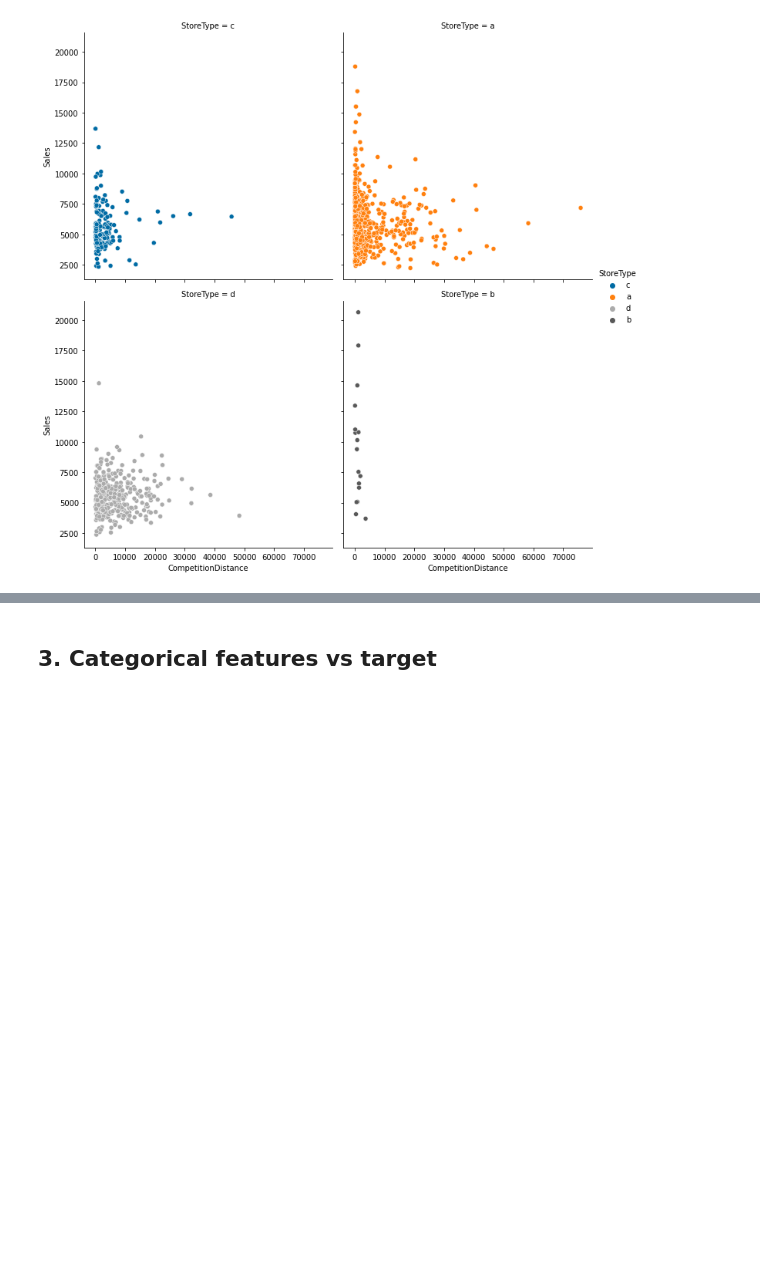
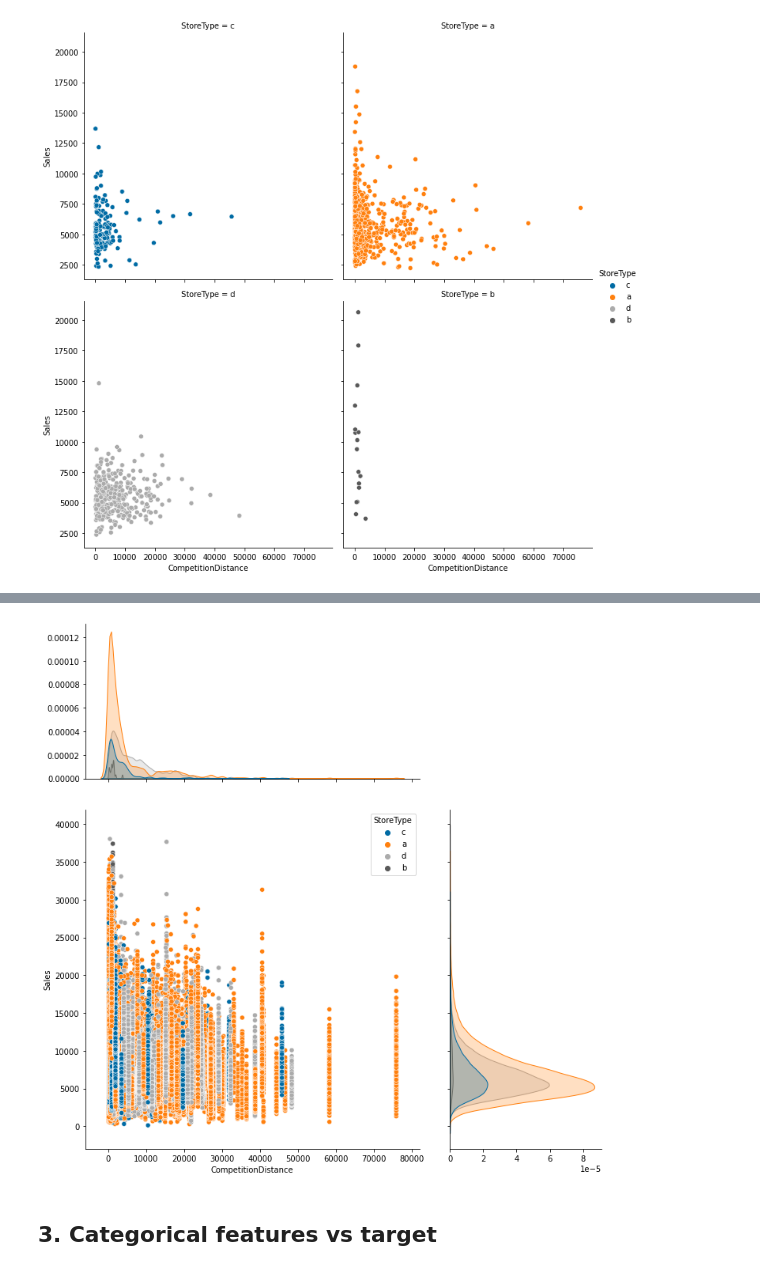
Before and after one commit to wrijupan/Rossmann-DSR-minicomp, a Jupyter notebook: notebooks/visualisations/03_charts_categories_vs_sales.ipynb, the cells around one changed output, grey strips where cells are left out. Saved outputs shown, nothing was run; the diff lists cells and outputs as text; code cells hidden in the pictures; blank space fills up the shorter version.

```diff
--- a/notebooks/visualisations/03_charts_categories_vs_sales.ipynb
+++ b/notebooks/visualisations/03_charts_categories_vs_sales.ipynb
@@ -77,2 +93,12 @@ sns.relplot(x='CompetitionDistance', y='Sales',
+# %%
+sns.jointplot(x="CompetitionDistance", y="Sales",
+              height=10,
+              ratio=2,
+              marginal_ticks=True,
+              hue='StoreType',
+              #marginal_kws=dict(bins=25, fill=True),
+              data=nonzero_merged_Sales);
+# %% [output]
+[figure, added]
 # %% [markdown]
 ## 3. Categorical features vs target
```
Also changed, not shown: parts of 20 cells of this notebook, 4 other files.
